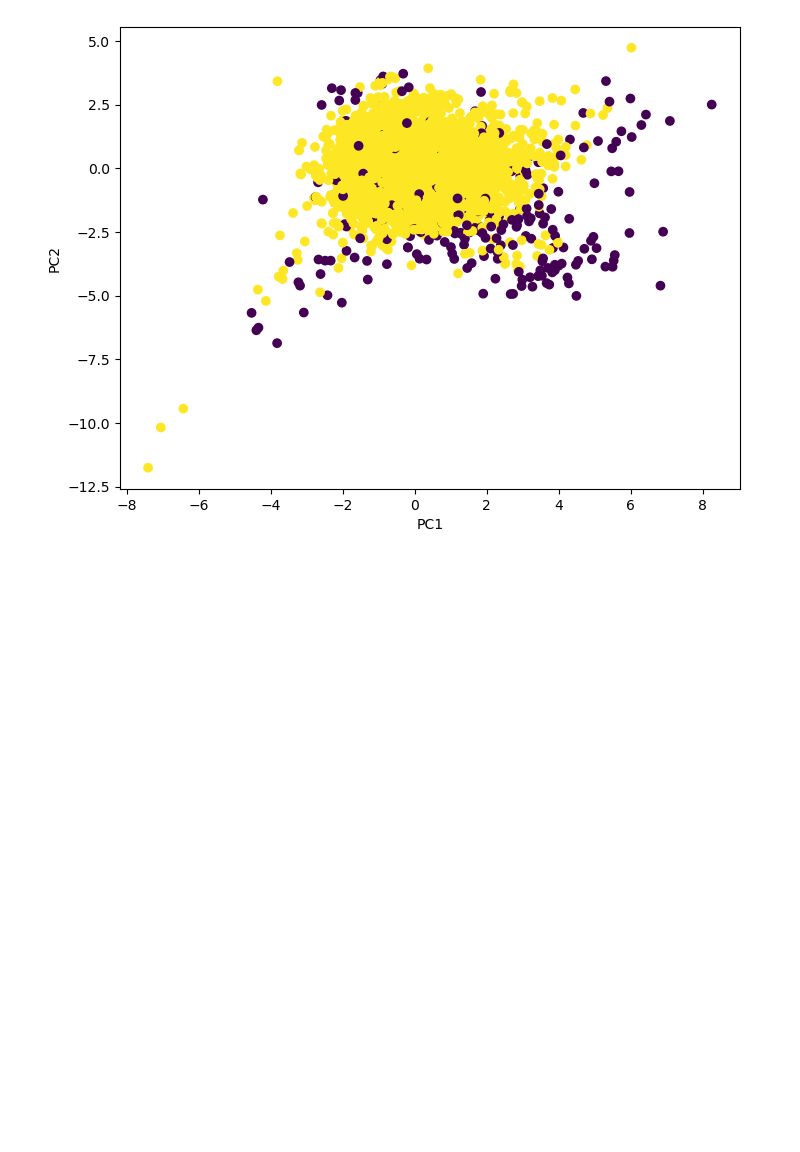
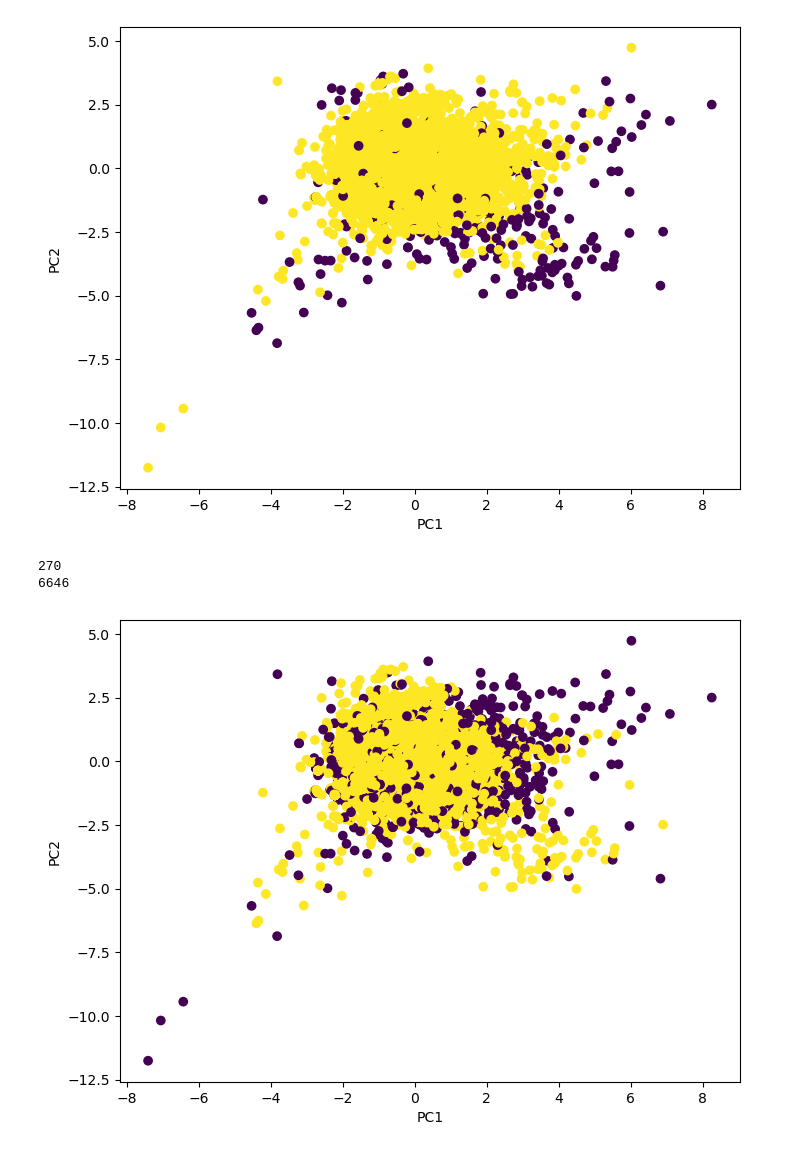
Before and after one commit to Sauravkumarv/Algorith_Jupyter_AIML, a Jupyter notebook: UNSPERVISED_LEARNING/Clustering/Outlier_using_IsolationForest.ipynb, the cells around one changed output. Saved outputs shown, nothing was run; the diff lists cells and outputs as text; code cells hidden in the pictures; blank space fills up the shorter version.

Commit message:
Anomalis Detection Using LOF (Local Outlier Factor) and using Dimensionality Reduction

```diff
--- a/UNSPERVISED_LEARNING/Clustering/Outlier_using_IsolationForest.ipynb
+++ b/UNSPERVISED_LEARNING/Clustering/Outlier_using_IsolationForest.ipynb
@@ -37,3 +37,19 @@ print(n_normal)
 270
 6646
 [figure]
+# %%
+from sklearn.neighbors import LocalOutlierFactor
+neighbors=LocalOutlierFactor()
+labels=neighbors.fit_predict(X_scaled)
+plt.figure(figsize=(8,6))
+plt.scatter(X_pca[:,0],X_pca[:,1],c=labels)
+plt.xlabel("PC1")
+plt.ylabel("PC2")
+n_outliers=np.sum(label==-1)
+n_normal=np.sum(label==1)
+print(n_outliers)
+print(n_normal)
+# %% [output]
+270
+6646
+[figure, added]
```
